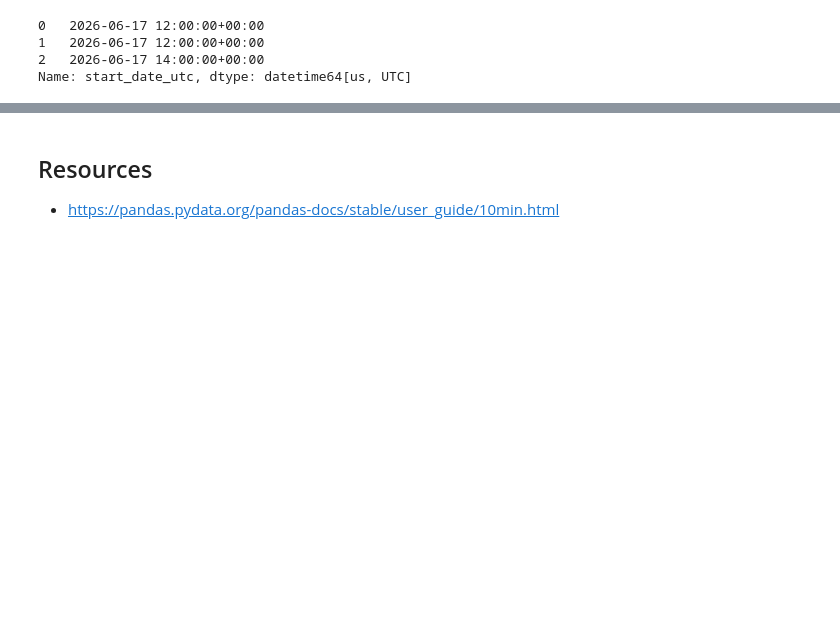
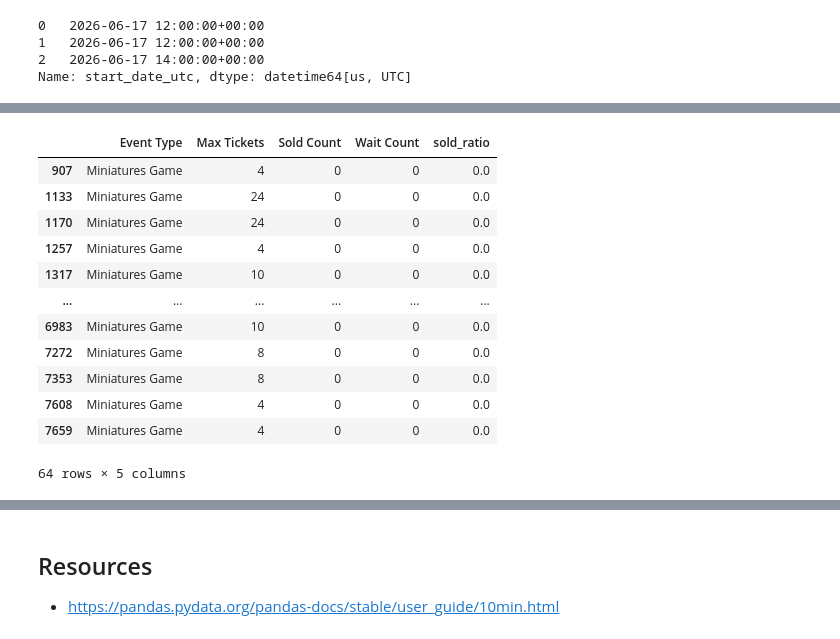
Before and after one commit to jocassid/Talk-PandasBasics, a Jupyter notebook: origins_schedule.ipynb, the cells around one changed output, grey strips where cells are left out. Saved outputs shown, nothing was run; the diff lists cells and outputs as text; code cells hidden in the pictures; blank space fills up the shorter version.

```diff
--- a/origins_schedule.ipynb
+++ b/origins_schedule.ipynb
@@ -328,0 +402,19 @@ filtered[results_fields]
+# %%
+origins2025_df[
+    (origins2025_df['Event Type'] == 'Miniatures Game') &
+    (origins2025_df['Sold Count'] < 1)
+]
+# %% [output]
+|  | Event Type | Max Tickets | Sold Count | Wait Count | sold_ratio |
+| 907 | Miniatures Game | 4 | 0 | 0 | 0.0 |
+| 1133 | Miniatures Game | 24 | 0 | 0 | 0.0 |
+| 1170 | Miniatures Game | 24 | 0 | 0 | 0.0 |
+| 1257 | Miniatures Game | 4 | 0 | 0 | 0.0 |
+| 1317 | Miniatures Game | 10 | 0 | 0 | 0.0 |
+| ... | ... | ... | ... | ... | ... |
+| 6983 | Miniatures Game | 10 | 0 | 0 | 0.0 |
+| 7272 | Miniatures Game | 8 | 0 | 0 | 0.0 |
+| 7353 | Miniatures Game | 8 | 0 | 0 | 0.0 |
+| 7608 | Miniatures Game | 4 | 0 | 0 | 0.0 |
+| 7659 | Miniatures Game | 4 | 0 | 0 | 0.0 |
+64 rows × 5 columns
```
Also changed, not shown: parts of 31 cells of this notebook.
